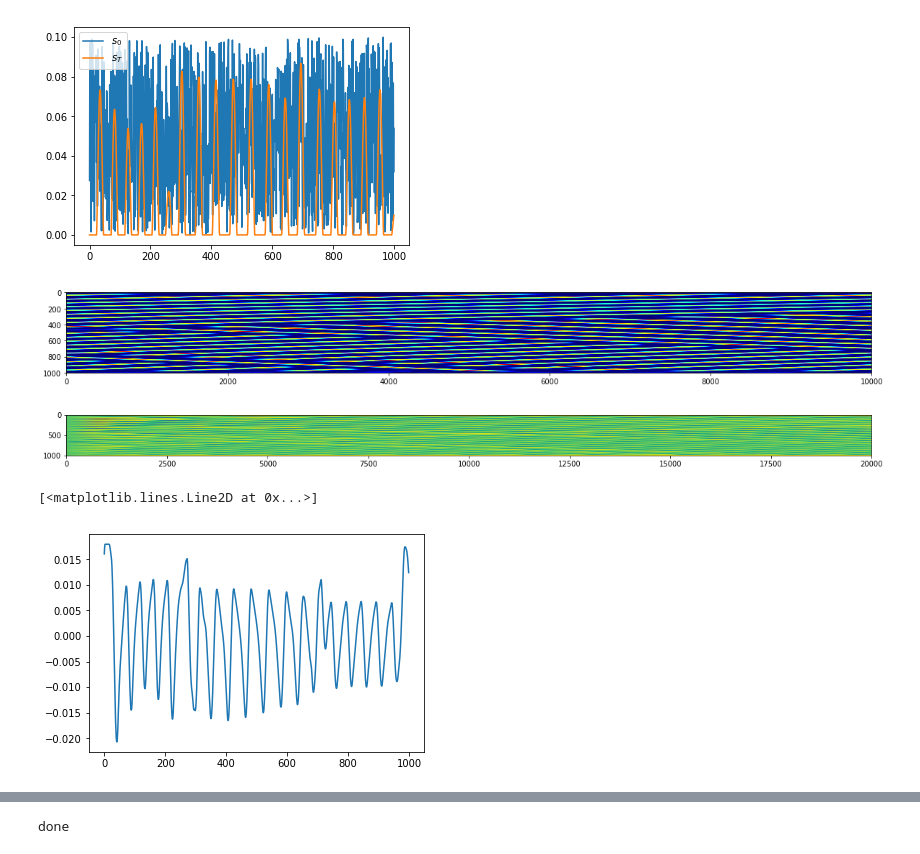
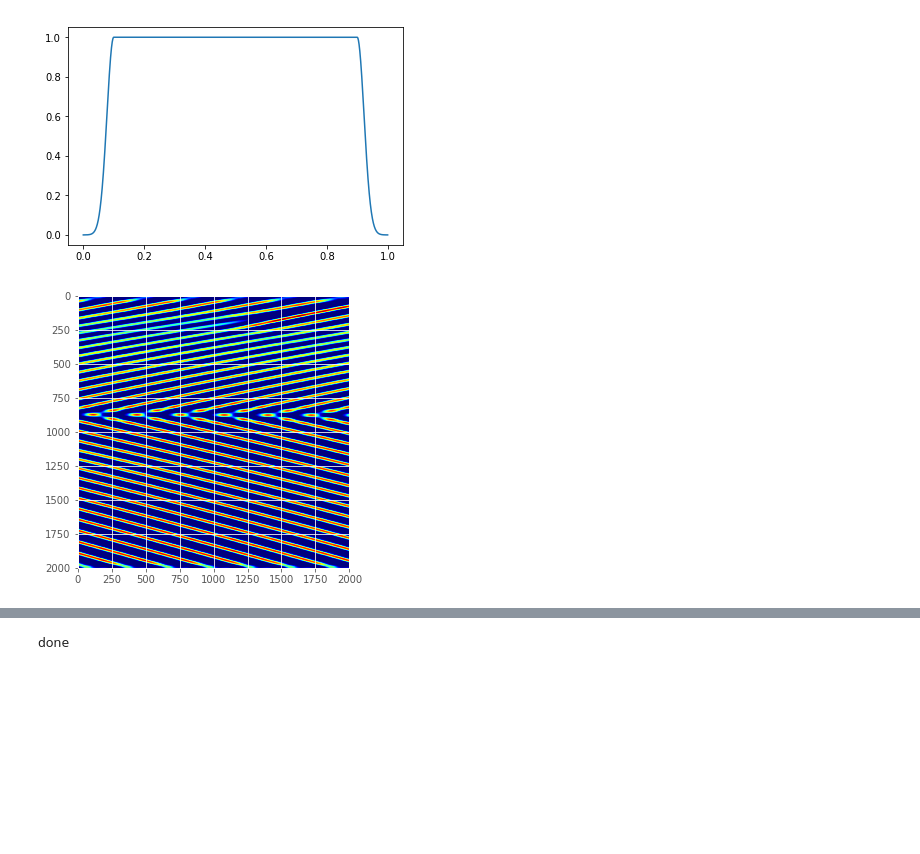
Before and after one commit to mirkoklukas/htmresearch, a Jupyter notebook: projects/gridcells/jupyter/CAN/1d CAN -Copy1.ipynb, the cells around one changed output, grey strips where cells are left out. Drawn from its saved outputs; the diff is of its cells as text; code cells hidden in the pictures; blank space fills up the shorter version.

```diff
--- a/projects/gridcells/jupyter/CAN/1d CAN -Copy1.ipynb
+++ b/projects/gridcells/jupyter/CAN/1d CAN -Copy1.ipynb
@@ -13,8 +13,8 @@ from htmresearch.support.cans.basic_dynamics import *
 # %%
 
 
-r = 100.
-n = 1000
+r = 140.
+n = 2000
 
 
 X = np.linspace(0.,r, num=n)
@@ -26,12 +26,11 @@ for i in range(n):
             D[i,j] = np.absolute(X[i] - X[j])
 
 
-J = mexican_hat
-# J = W_zero
+# J = mexican_hat
+# W = create_W(J, D, normalize=True)
 
-
-
-W = create_W(J, D)
+J = W_zero
+W = create_W(J, D, normalize=False)
 
 # W[W>0]=0.
 
@@ -49,6 +48,6 @@ plt.show()
 # %%
 # beta_mask = 2 + np.linspace(0,2.,num=n) **2
-beta_mask = np.linspace(1,4.,num=n)
+beta_mask = np.linspace(7.,14.,num=n)
 
 # beta_mask = np.ones(n)*2.
 
@@ -59,3 +58,9 @@ plt.show()
+# %%
+A = create_envelope(n, steepness=10., delta=0.1);
+
+plt.plot(np.linspace(0.,1.,n),A);
+# %% [output]
+[figure, added]
 # %%
 from htmresearch.support.gridcells.utils import cross_correlate
 from scipy import ndimage
@@ -64,62 +69,40 @@ from scipy.special import expit
 
 
 
 
-T = 20000
-X = np.linspace(0.2,0.4,num=T)
+T = 1000
+
 
 S = np.zeros((T,n))
 
-
-
-
 S[0] = np.zeros(n)
-# S[0] = bump(0.1, n)*0.01
-S[0] = np.random.sample(n)*0.1
+# S[0] = np.random.sample(n)*0.1
 
 Beta = np.ones((T,n))*0.0
-
-
 
 
 
 for t in range(1,T):
 
     s = S[t-1]
-#     x = X[t-1]
-#     b = bump(x, n)*0.1
     b = np.zeros(n)
 
-    tonic = 0.
+    tonic = 0.01
     beta  = Beta[t-1]
+#     beta  = 0.01*Beta[t-1]
 
 
-    s_ = evolve_step(W, b  + tonic, s, beta_mask*beta, mask=np.ones(n))
-    S[t]    = s_
+    s_   = evolve_step(W, b  + tonic, s, beta_mask*beta, mask=np.ones(n))
+    S[t] = s_
 
 #     Beta[t] = Beta[t-1] - (s_ - np.mean(s_))
-    alpha = 0.001
+    alpha = 0.01
     Beta[t] = (1. - alpha)*Beta[t-1] - alpha*(s_ - np.mean(s_))
 
 
-plt.plot(S[0], label="$s_0$")
-plt.plot(S[-1], label="$s_T$")
-plt.legend()
-plt.show()
-
 
 plt.figure(figsize=(20,5))
-plt.imshow(S[10000:].T, cmap="jet")
+plt.imshow(S[-2000:].T, cmap="jet")
 plt.show()
-
-plt.figure(figsize=(20,5))
-plt.imshow(Beta.T )
-plt.show()
-
-plt.plot(Beta[-1])
 # %% [output]
-[figure, old version]
+[figure, new version]
-[figure, removed]
-[figure, removed]
-[<matplotlib.lines.Line2D at 0x...>]
-[figure, removed]
```
Also changed, not shown: parts of 6 cells of this notebook, 6 other files.
